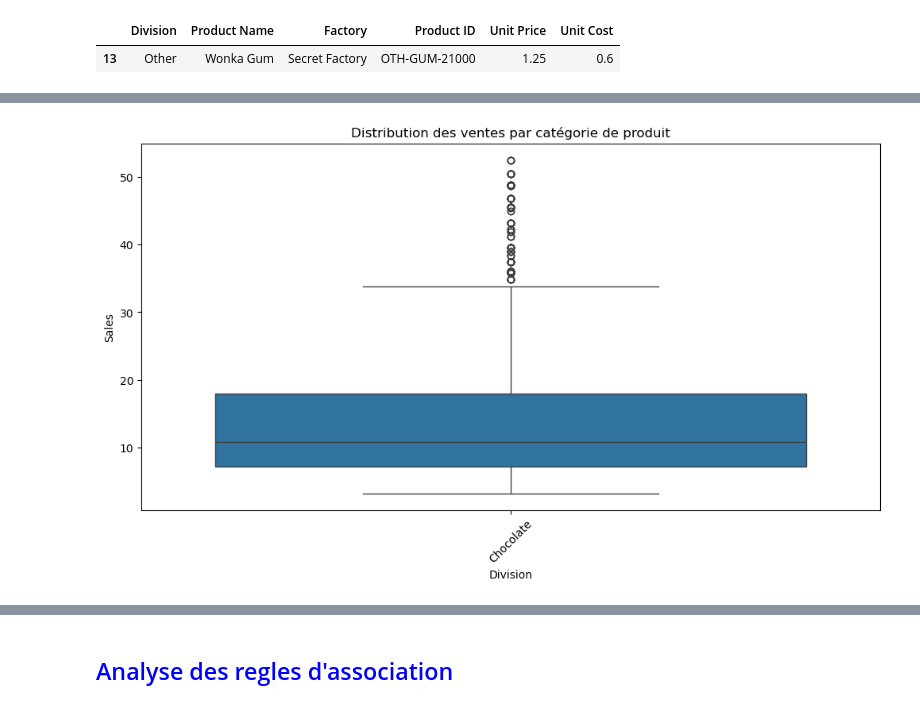
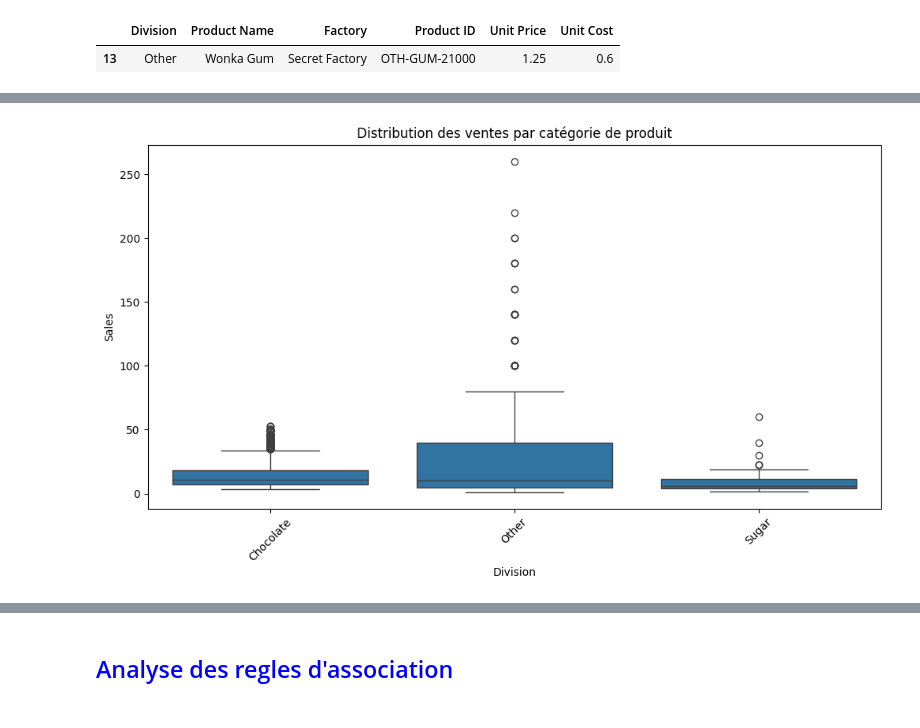
Before and after one commit to stephene369/MentorBiProject-1, a Jupyter notebook: DataCleaning.ipynb, the cells around one changed output, grey strips where cells are left out. Cells and saved outputs as stored; diff of their text form; code cells hidden in the pictures.

```diff
--- a/DataCleaning.ipynb
+++ b/DataCleaning.ipynb
@@ -1100,12 +902,12 @@ plt.show()
 # %%
 # Boxplot comparatif par catégorie
 plt.figure(figsize=(12, 6))
-sns.boxplot(data=df_su[df_su['Division'] == 'Chocolate'], x='Division', y='Sales')
+sns.boxplot(data=df_su, x='Division', y='Sales')
 plt.xticks(rotation=45)
 plt.title('Distribution des ventes par catégorie de produit')
 plt.show()
 # %% [output]
-[figure, old version]
+[figure, new version]
 # %%
 # Boxplot comparatif par catégorie
 plt.figure(figsize=(12, 6))
```
Also changed, not shown: parts of 28 cells of this notebook, 13 other files.
